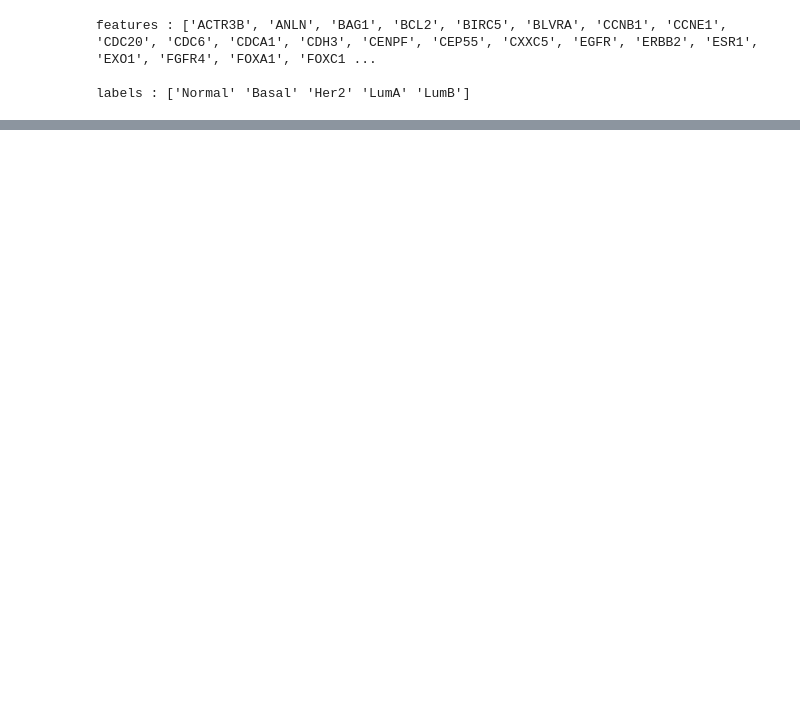
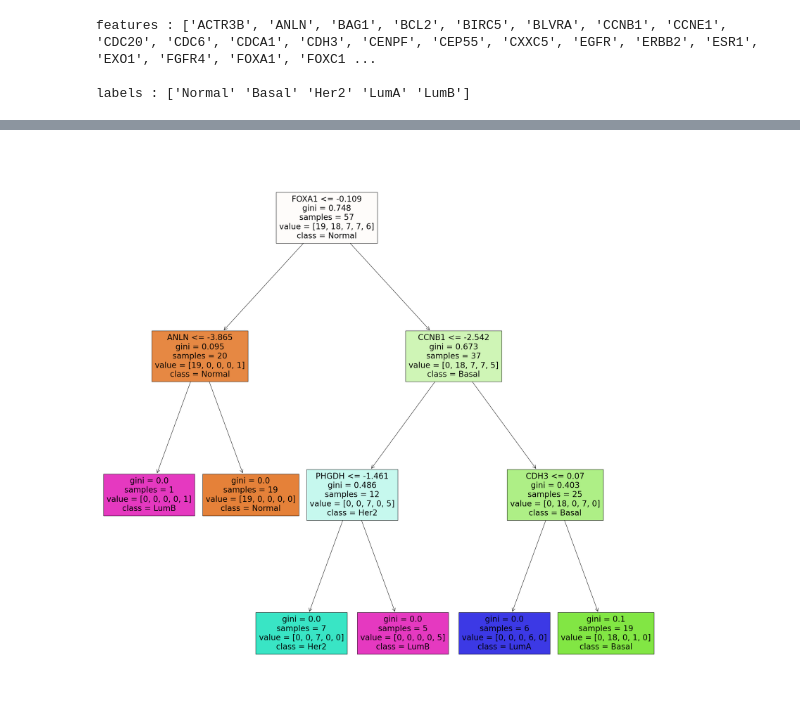
Before and after one commit to Bordeterre/decision_tree, a Jupyter notebook: pretty_version.ipynb, the cells around one changed output, grey strips where cells are left out. Drawn from its saved outputs; the diff is of its cells as text; code cells hidden in the pictures; blank space fills up the shorter version.

```diff
--- a/pretty_version.ipynb
+++ b/pretty_version.ipynb
@@ -93,0 +74,12 @@ weighted avg       0.84      0.82      0.81        11
+# %%
+# Tree
+import matplotlib.pyplot as plt
+fig = plt.figure()
+fig.set_size_inches(30,30)
+tree.plot_tree(classifier,
+    feature_names=list(features.columns),
+    class_names=labels.unique(),
+    filled=True)
+fig.savefig("decistion_tree.png")
+# %% [output]
+[figure, added]
```
Also changed, not shown: parts of 6 cells of this notebook, 3 other files.
